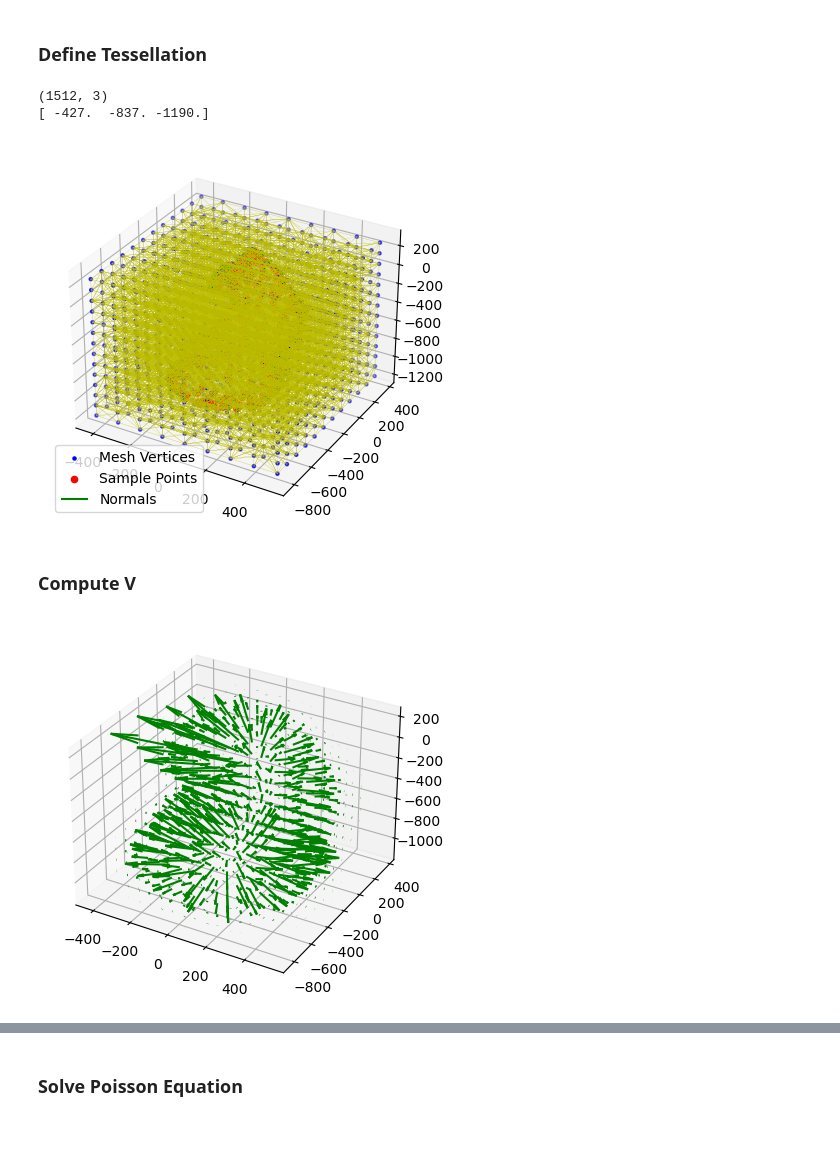
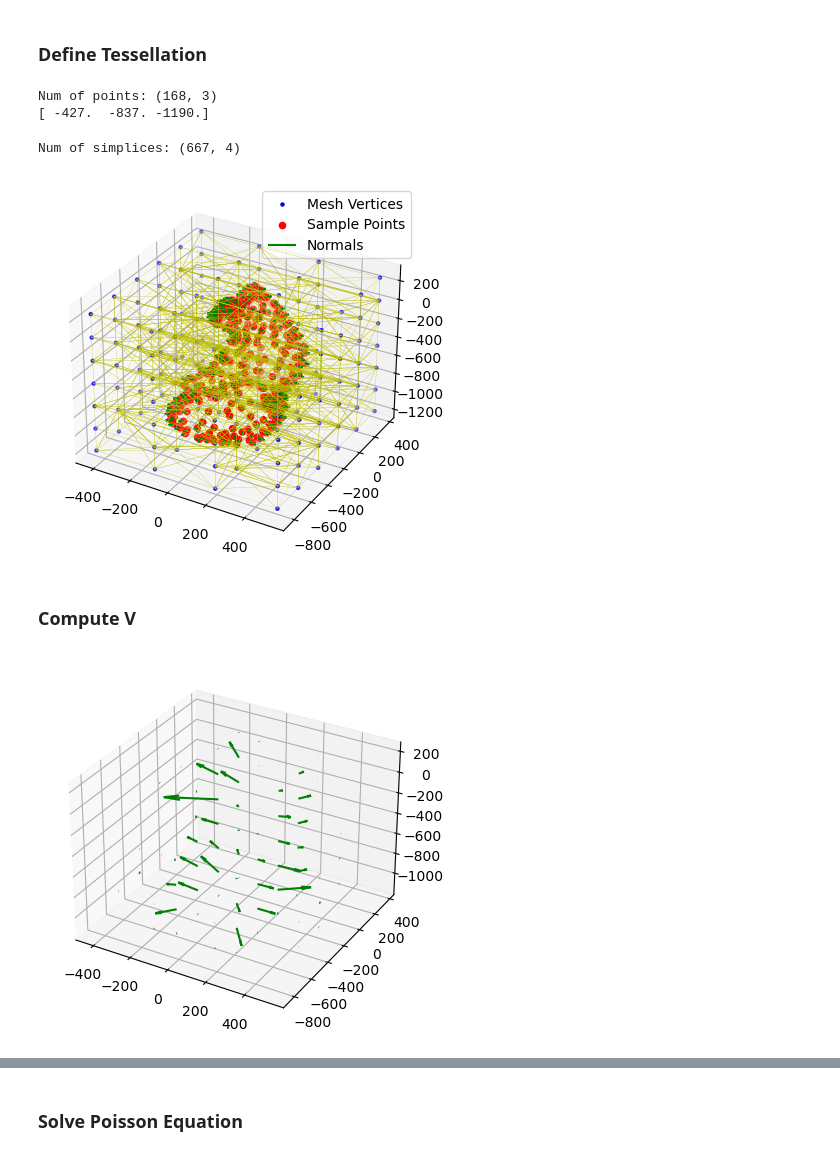
Before and after one commit to lfogarty98/psr_project, a Jupyter notebook: psr_3d.ipynb, the cells around one changed output, grey strips where cells are left out. Cells and saved outputs as stored; diff of their text form; code cells hidden in the pictures.

```diff
--- a/psr_3d.ipynb
+++ b/psr_3d.ipynb
@@ -92,17 +92,18 @@ def compute_grid(X, min_x, max_x, min_y, max_y, min_z, max_z, cell_size=0.1, pad
     return X, Y, Z
 # %%
 bounding_box = compute_bounding_box(X)
-regular_grid = compute_grid(X, *bounding_box, cell_size=100, padding=200)
+regular_grid = compute_grid(X, *bounding_box, cell_size=200, padding=200)
 points = np.array([regular_grid[0].ravel(), regular_grid[1].ravel(), regular_grid[2].ravel()]).T
-print(points.shape)
+print(f'Num of points: {points.shape}')
 print(points[0])
 # %% [output]
-(1512, 3)
+Num of points: (168, 3)
 [ -427.  -837. -1190.]
 # %%
 from scipy.spatial import Delaunay
 from mpl_toolkits.mplot3d.art3d import Line3DCollection
 tessellation = Delaunay(points)
+print(f'Num of simplices: {tessellation.simplices.shape}')
 
 # Create a 3D plot
 fig = plt.figure()
@@ -114,8 +115,8 @@ ax.scatter(X[:, 0], X[:, 1], X[:, 2], color='r', s=20, label="Sample Points")
 
 # Plot normals
 ax.quiver(X[:, 0], X[:, 1], X[:, 2],
-          N[:, 0], N[:, 1], N[:, 2],
-          length=25, normalize=True, color='g', label="Normals")
+        N[:, 0], N[:, 1], N[:, 2],
+        length=25, normalize=True, color='g', label="Normals")
 
 # Plot Delaunay tessellation edges
 edges = []
@@ -133,7 +134,8 @@ ax.add_collection3d(edge_collection)
 ax.legend()
 plt.show()
 # %% [output]
+Num of simplices: (667, 4)
-[figure, old version]
+[figure, new version]
 # %% [markdown]
 ### Compute V ###
 # %%
@@ -147,13 +149,15 @@ def compute_gradient_per_vertex(points, X, N, sigma=50.0):
 # %%
 # Visualize V for each vertex
 V_vertex = compute_gradient_per_vertex(points, X, N, sigma=50)
 
 fig = plt.figure()
 ax = fig.add_subplot(111, projection='3d')
-ax.quiver(points[:,0], points[:,1], points[:,2], V_vertex[:,0], V_vertex[:,1], V_vertex[:,2], length=25, normalize=False, color='g', label="Normals")
+ax.quiver(points[:,0], points[:,1], points[:,2],
+            V_vertex[:,0], V_vertex[:,1], V_vertex[:,2],
+            length=15, normalize=False, color='g', label="Normals")
 plt.show()
 # %% [output]
-[figure, old version]
+[figure, new version]
 # %%
 def compute_gradient_per_face(triangulation, V):
     F = np.zeros((len(triangulation.simplices), 3))
```
Also changed, not shown: parts of 9 cells of this notebook, 2 other files.
